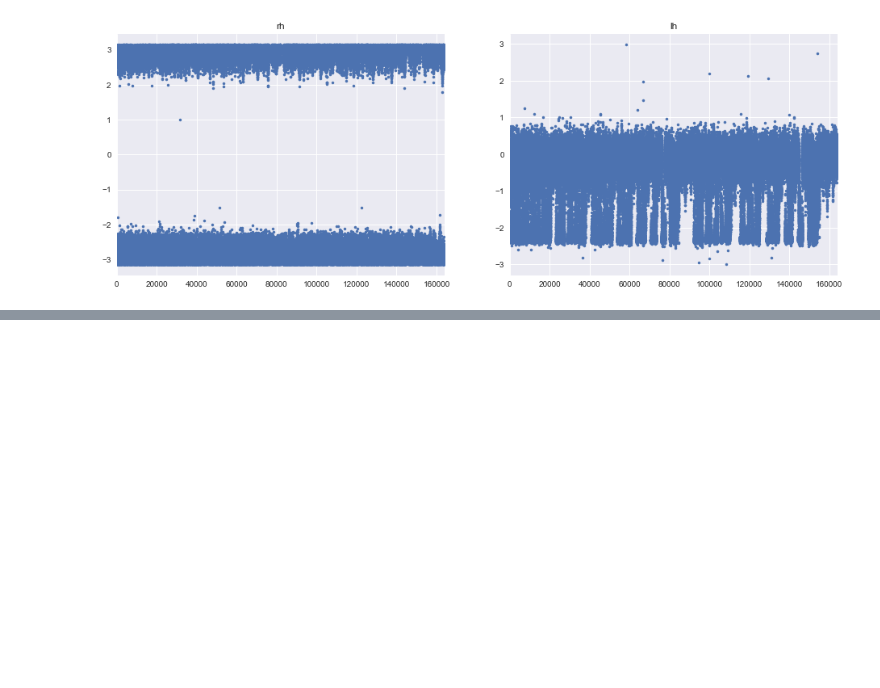
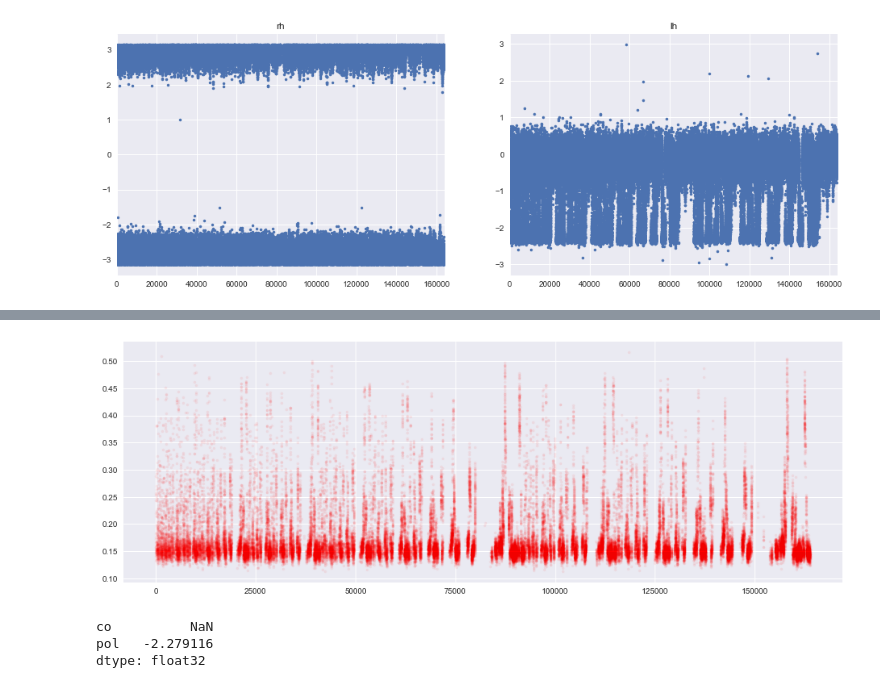
Before and after one commit to gkaguirrelab/extremeRetinotopy, a Jupyter notebook: fsAverage.ipynb, the cells around one changed output, grey strips where cells are left out. Saved outputs shown, nothing was run; the diff lists cells and outputs as text; code cells hidden in the pictures; blank space fills up the shorter version.

```diff
--- a/fsAverage.ipynb
+++ b/fsAverage.ipynb
@@ -267,0 +278,13 @@ polar_angle['lh'].plot(title="lh", style=['.']);
+# %%
+lh_cor_avg = nib.load("averages/avg.lh.co.sym.nii.gz").get_data().flatten()
+plt.figure(figsize=(16.0, 5.5))
+plt.plot(lh_cor_avg, 'r.', alpha=0.07);
+# %% [output]
+[figure, added]
+# %%
+df_cor = pd.DataFrame({'pol': polar_angle['lh'], 'co': lh_cor_avg})
+df_cor[df_cor['pol'] < -2].mean()
+# %% [output]
+co          NaN
+pol   -2.279116
+dtype: float32
```
Also changed, not shown: parts of 5 cells of this notebook.
